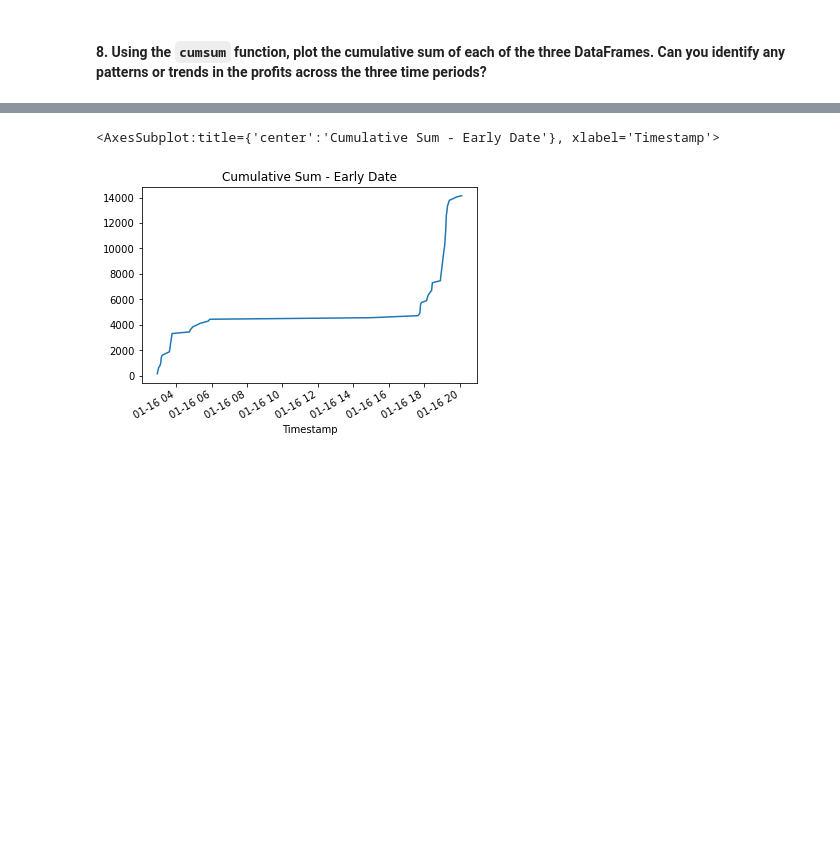
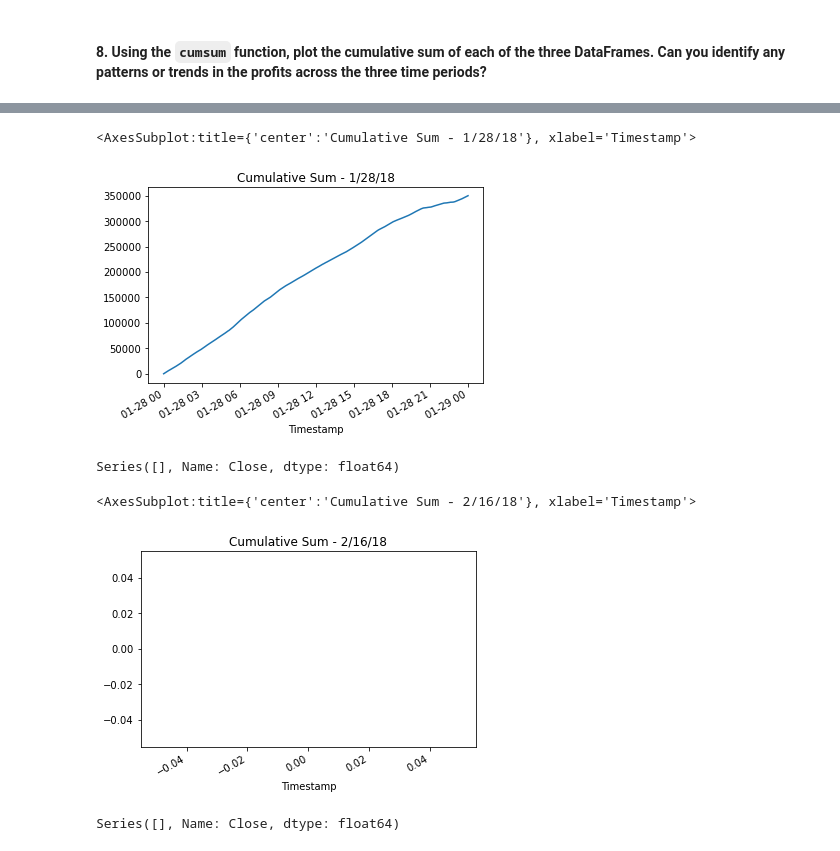
Before and after one commit to thompkjm/challenge_3, a Jupyter notebook: crypto_arbitrage.ipynb, the cells around one changed output, grey strips where cells are left out. Drawn from its saved outputs; the diff is of its cells as text; code cells hidden in the pictures; blank space fills up the shorter version.

```diff
--- a/crypto_arbitrage.ipynb
+++ b/crypto_arbitrage.ipynb
@@ -573,6 +781,24 @@ cumulative_profit_early = # YOUR CODE HERE
 # %%
 # Plot the cumulative sum of profits for the early profit per trade DataFrame
-# YOUR CODE HERE
+cumulative_profit_early.plot(title= 'Cumulative Sum - 1/28/18')
 # %% [output]
-<AxesSubplot:title={'center':'Cumulative Sum - Early Date'}, xlabel='Timestamp'>
+<AxesSubplot:title={'center':'Cumulative Sum - 1/28/18'}, xlabel='Timestamp'>
-[figure, old version]
+[figure, new version]
+# %%
+# Use the cumsum function to calculate the cumulative profits over time for the middle profit per trade DataFrame
+cumulative_profit_middle = np.cumsum(profit_per_trade_middle)
+cumulative_profit_middle
+# %% [output]
+Series([], Name: Close, dtype: float64)
+# %%
+# Plot the cumulative sum of profits for the middle profit per trade DataFrame
+cumulative_profit_middle.plot(title= 'Cumulative Sum - 2/16/18')
+# %% [output]
+<AxesSubplot:title={'center':'Cumulative Sum - 2/16/18'}, xlabel='Timestamp'>
+[figure, added]
+# %%
+# Use the cumsum function to calculate the cumulative profits over time for the late profit per trade DataFrame
+cumulative_profit_late = np.cumsum(profit_per_trade_late)
+cumulative_profit_late
+# %% [output]
+Series([], Name: Close, dtype: float64)
```
Also changed, not shown: parts of 28 cells of this notebook.
